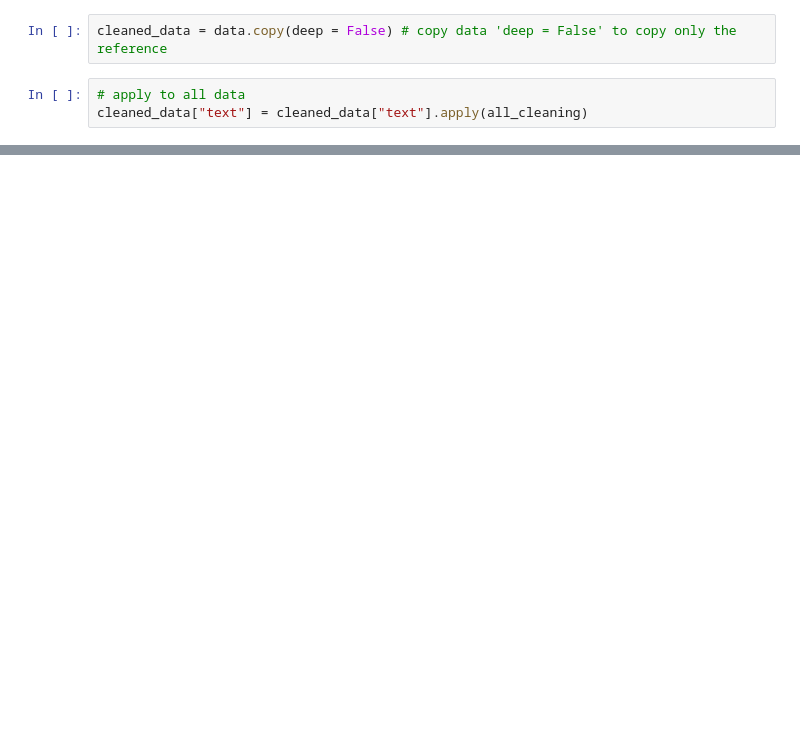
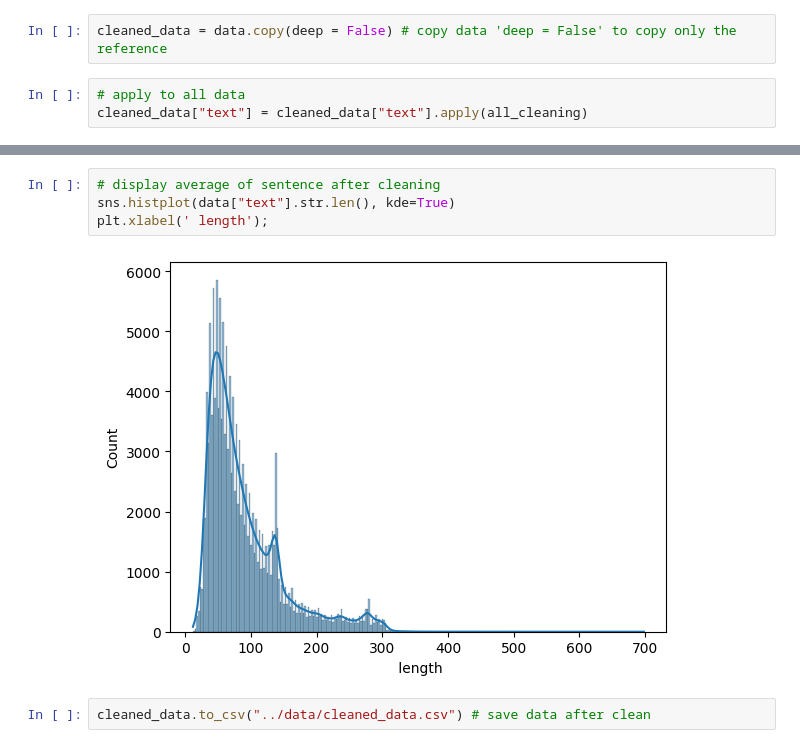
Before and after one commit to Elghandour-eng/NLP_Dialects_Classifier, a Jupyter notebook: notebooks/data-preprossecing.ipynb, the cells around one changed output, grey strips where cells are left out. Saved outputs shown, nothing was run; the diff lists cells and outputs as text; blank space fills up the shorter version.

```diff
--- a/notebooks/data-preprossecing.ipynb
+++ b/notebooks/data-preprossecing.ipynb
@@ -276,0 +285,8 @@ After cleaning:   علاش غادي تحيد معترف بيك
+# %%
+# display average of sentence after cleaning
+sns.histplot(data["text"].str.len(), kde=True)
+plt.xlabel(' length');
+# %% [output]
+[figure, added]
+# %%
+cleaned_data.to_csv("../data/cleaned_data.csv") # save data after clean
```
Also changed, not shown: parts of 11 cells of this notebook, 1 other file.
